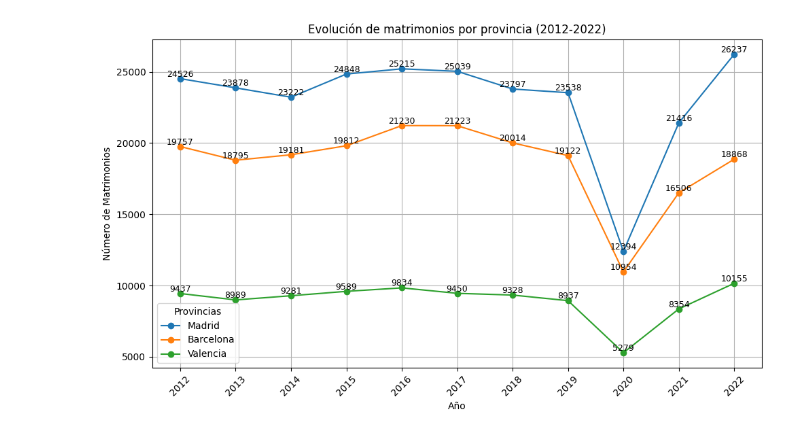
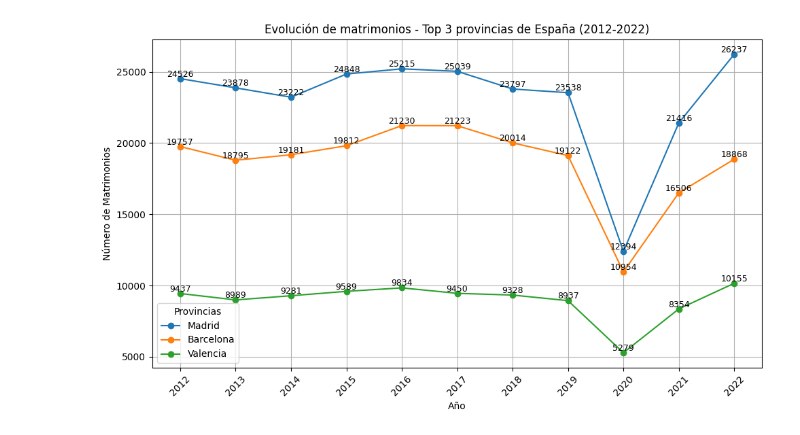
Before and after one commit to ricardoramos12/30daychartchallenge, a Jupyter notebook: Day13-Family/Day13.ipynb, the cells around one changed output. Drawn from its saved outputs; the diff is of its cells as text; code cells hidden in the pictures.

```diff
--- a/Day13-Family/Day13.ipynb
+++ b/Day13-Family/Day13.ipynb
@@ -5,28 +5,28 @@ import matplotlib.pyplot as plt
 # %%
 url = 'https://github.com/ricardoramos12/30daychartchallenge/raw/main/Day13-Family/family.xlsx'
 data = pd.read_excel(url)
 
 data.set_index('Provincia', inplace=True)
 data_T = data.T
 data_T.index = pd.to_datetime(data_T.index.astype(str))
 
 # Crear la gráfica de líneas
 plt.figure(figsize=(10, 6))
 for province in data_T.columns:
     plt.plot(data_T.index.year, data_T[province], marker='o', label=province)
 
     # Añadir etiquetas con los valores en cada punto
     for x, y in zip(data_T.index.year, data_T[province]):
         plt.text(x, y, str(y), fontsize=9, ha='center', va='bottom')
 
 # Configurar el gráfico
-plt.title('Evolución de matrimonios por provincia (2012-2022)')
+plt.title('Evolución de matrimonios - Top 3 provincias de España (2012-2022)')
 plt.xlabel('Año')
 plt.ylabel('Número de Matrimonios')
 plt.xticks(data_T.index.year, rotation=45)
 plt.legend(title='Provincias')
 plt.grid()
 plt.tight_layout()
 plt.show()
 # %% [output]
-[figure, old version]
+[figure, new version]
```
Also changed, not shown: 1 other file.
